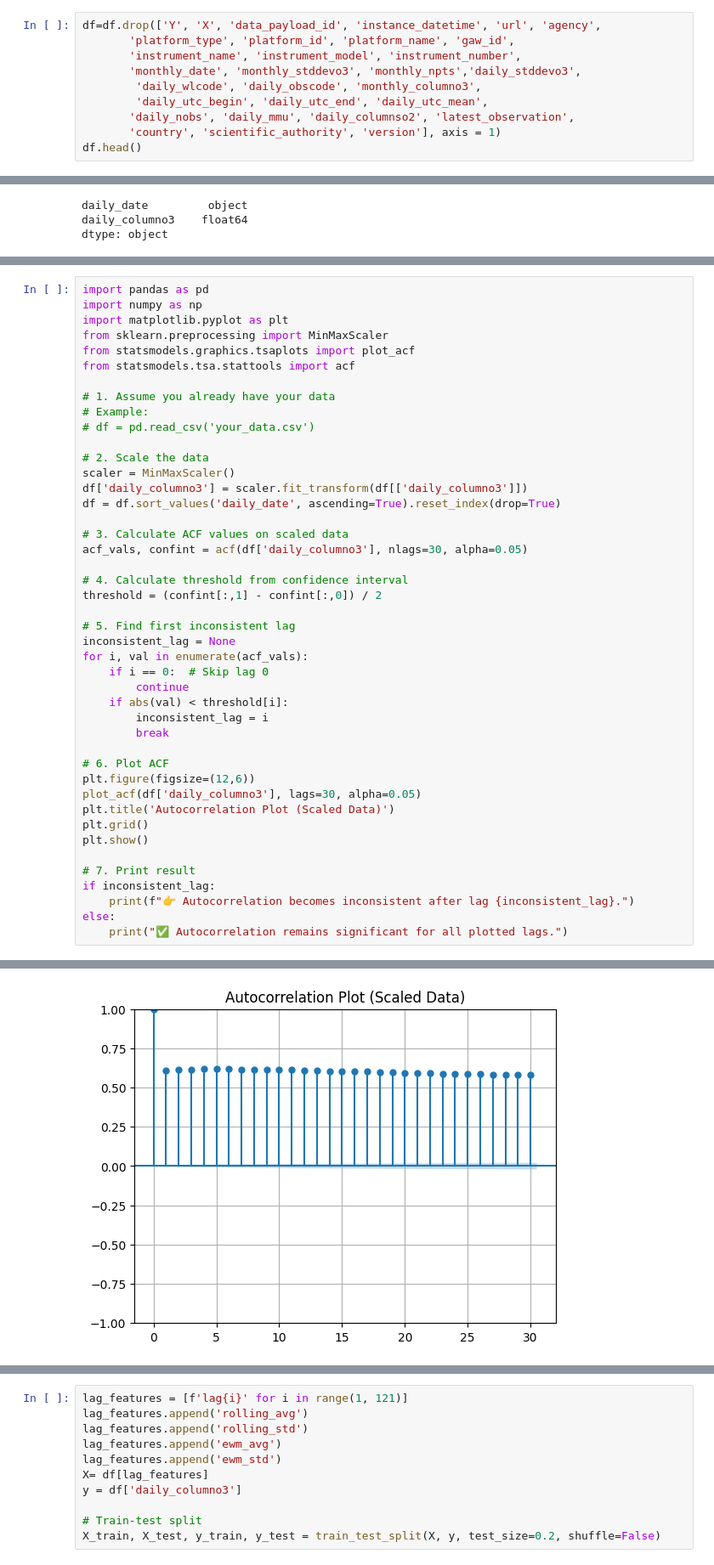
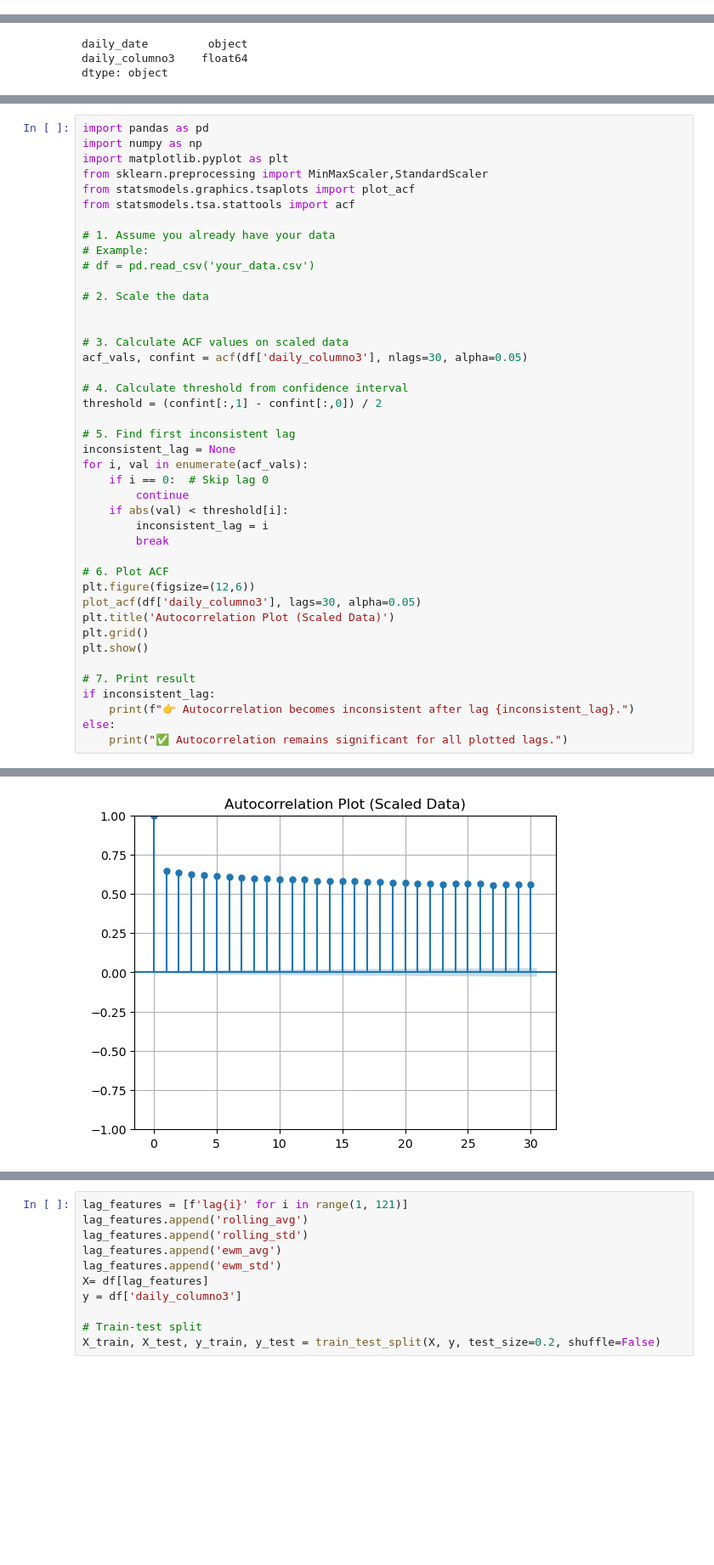
Before and after one commit to Abir784/Predictve-analysis-of-ozone-layer-using-ML, a Jupyter notebook: with_canada_dataset.ipynb, the cells around one changed output, grey strips where cells are left out. Shown at 85% size. Saved outputs shown, nothing was run; the diff lists cells and outputs as text; blank space fills up the shorter version.

```diff
--- a/with_canada_dataset.ipynb
+++ b/with_canada_dataset.ipynb
@@ -106,10 +107,0 @@ plt.show()
-# %%
-df=df.drop(['Y', 'X', 'data_payload_id', 'instance_datetime', 'url', 'agency',
-       'platform_type', 'platform_id', 'platform_name', 'gaw_id',
-       'instrument_name', 'instrument_model', 'instrument_number',
-       'monthly_date', 'monthly_stddevo3', 'monthly_npts','daily_stddevo3',
-        'daily_wlcode', 'daily_obscode', 'monthly_columno3',
-        'daily_utc_begin', 'daily_utc_end', 'daily_utc_mean',
-       'daily_nobs', 'daily_mmu', 'daily_columnso2', 'latest_observation',
-       'country', 'scientific_authority', 'version'], axis = 1)
-df.head()
@@ -238,7 +224,7 @@ plt.grid()
 import pandas as pd
 import numpy as np
 import matplotlib.pyplot as plt
-from sklearn.preprocessing import MinMaxScaler
+from sklearn.preprocessing import MinMaxScaler,StandardScaler
 from statsmodels.graphics.tsaplots import plot_acf
 from statsmodels.tsa.stattools import acf
 
@@ -247,38 +233,36 @@ from statsmodels.tsa.stattools import acf
 # df = pd.read_csv('your_data.csv')
 
 # 2. Scale the data
-scaler = MinMaxScaler()
-df['daily_columno3'] = scaler.fit_transform(df[['daily_columno3']])
-df = df.sort_values('daily_date', ascending=True).reset_index(drop=True)
+
 
 # 3. Calculate ACF values on scaled data
 acf_vals, confint = acf(df['daily_columno3'], nlags=30, alpha=0.05)
 
 # 4. Calculate threshold from confidence interval
 threshold = (confint[:,1] - confint[:,0]) / 2
 
 # 5. Find first inconsistent lag
 inconsistent_lag = None
 for i, val in enumerate(acf_vals):
     if i == 0:  # Skip lag 0
         continue
     if abs(val) < threshold[i]:
         inconsistent_lag = i
         break
 
 # 6. Plot ACF
 plt.figure(figsize=(12,6))
 plot_acf(df['daily_columno3'], lags=30, alpha=0.05)
 plt.title('Autocorrelation Plot (Scaled Data)')
 plt.grid()
 plt.show()
 
 # 7. Print result
 if inconsistent_lag:
     print(f"👉 Autocorrelation becomes inconsistent after lag {inconsistent_lag}.")
 else:
     print("✅ Autocorrelation remains significant for all plotted lags.")
 # %% [output]
 <Figure size 1200x600 with 0 Axes>
-[figure, old version]
+[figure, new version]
 ✅ Autocorrelation remains significant for all plotted lags.
```
Also changed, not shown: parts of 22 cells of this notebook, 4 other files.
